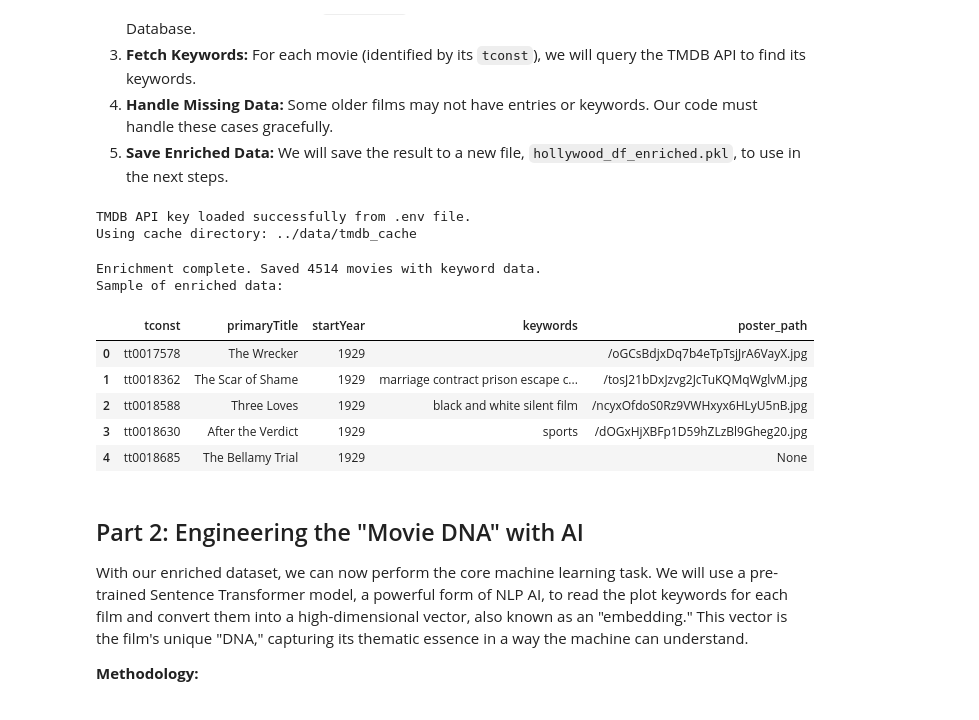
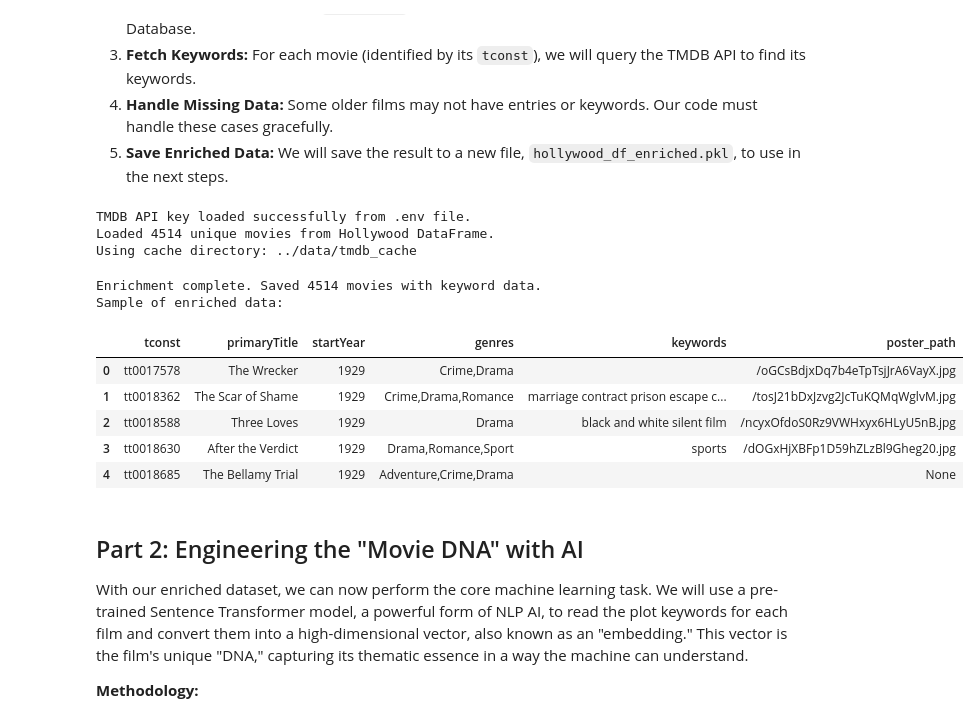
Before and after one commit to louiseluli/pre_code_hollywood_analysis, a Jupyter notebook: notebooks/04_Movie_DNA_Explorer.ipynb, the cells around one changed output. Cells and saved outputs as stored; diff of their text form; code cells hidden in the pictures.

Commit message:
fix: include genres column in data enrichment pipeline

```diff
--- a/notebooks/04_Movie_DNA_Explorer.ipynb
+++ b/notebooks/04_Movie_DNA_Explorer.ipynb
@@ -29,7 +29,8 @@ else:
 # --- 2. Load Hollywood DataFrame & Setup Cache Directory ---
 HOLLYWOOD_DF_PATH = "../data/processed/hollywood_df.pkl"
 hollywood_df = pd.read_pickle(HOLLYWOOD_DF_PATH)
-unique_movies_df = hollywood_df[['tconst', 'primaryTitle', 'startYear']].drop_duplicates(subset=['primaryTitle']).reset_index(drop=True)
+unique_movies_df = hollywood_df[['tconst', 'primaryTitle', 'startYear', 'genres']].drop_duplicates(subset=['primaryTitle']).reset_index(drop=True)
+print(f"Loaded {len(unique_movies_df)} unique movies from Hollywood DataFrame.")
 
 # Define the directory where we will store our cached results
 CACHE_DIR = "../data/tmdb_cache"
@@ -70,39 +71,40 @@ def get_keywords_from_tmdb(tconst, cache_dir):
     except Exception:
         result_to_cache = {"status": "api_error", "keywords": "api_error", "poster_path": ""}
 
     # Save the result to the cache file before returning
     with open(cache_filepath, 'w') as f:
         json.dump(result_to_cache, f)
 
     return result_to_cache.get('keywords', ''), result_to_cache.get('poster_path', '')
 
 # --- 4. Loop Through Movies and Enrich Data ---
 if tmdb.API_KEY:
     tqdm.pandas(desc="Fetching Keywords from TMDB (with Cache)")
     # We pass the cache directory to our function using a lambda
     results = unique_movies_df['tconst'].progress_apply(lambda tconst: get_keywords_from_tmdb(tconst, CACHE_DIR))
     unique_movies_df[['keywords', 'poster_path']] = pd.DataFrame(results.tolist(), index=unique_movies_df.index)
 
     # --- 5. Save the Enriched Data ---
     ENRICHED_DF_PATH = "../data/processed/hollywood_df_enriched.pkl"
     unique_movies_df.to_pickle(ENRICHED_DF_PATH)
 
     print(f"\nEnrichment complete. Saved {len(unique_movies_df)} movies with keyword data.")
     print("Sample of enriched data:")
     display(unique_movies_df.head())
 else:
     print("\nSkipping data enrichment because TMDB API key was not found.")
 # %% [output]
 TMDB API key loaded successfully from .env file.
+Loaded 4514 unique movies from Hollywood DataFrame.
 Using cache directory: ../data/tmdb_cache
 Enrichment complete. Saved 4514 movies with keyword data.
 Sample of enriched data:
-|  | tconst | primaryTitle | startYear | keywords | poster_path |
-| 0 | tt0017578 | The Wrecker | 1929 |  | /oGCsBdjxDq7b4eTpTsjJrA6VayX.jpg |
-| 1 | tt0018362 | The Scar of Shame | 1929 | marriage contract prison escape c... | /tosJ21bDxJzvg2JcTuKQMqWglvM.jpg |
-| 2 | tt0018588 | Three Loves | 1929 | black and white silent film | /ncyxOfdoS0Rz9VWHxyx6HLyU5nB.jpg |
-| 3 | tt0018630 | After the Verdict | 1929 | sports | /dOGxHjXBFp1D59hZLzBl9Gheg20.jpg |
-| 4 | tt0018685 | The Bellamy Trial | 1929 |  | None |
+|  | tconst | primaryTitle | startYear | genres | keywords | poster_path |
+| 0 | tt0017578 | The Wrecker | 1929 | Crime,Drama |  | /oGCsBdjxDq7b4eTpTsjJrA6VayX.jpg |
+| 1 | tt0018362 | The Scar of Shame | 1929 | Crime,Drama,Romance | marriage contract prison escape c... | /tosJ21bDxJzvg2JcTuKQMqWglvM.jpg |
+| 2 | tt0018588 | Three Loves | 1929 | Drama | black and white silent film | /ncyxOfdoS0Rz9VWHxyx6HLyU5nB.jpg |
+| 3 | tt0018630 | After the Verdict | 1929 | Drama,Romance,Sport | sports | /dOGxHjXBFp1D59hZLzBl9Gheg20.jpg |
+| 4 | tt0018685 | The Bellamy Trial | 1929 | Adventure,Crime,Drama |  | None |
 # %% [markdown]
 ## Part 2: Engineering the "Movie DNA" with AI
 
```
Also changed, not shown: parts of 4 cells of this notebook.
